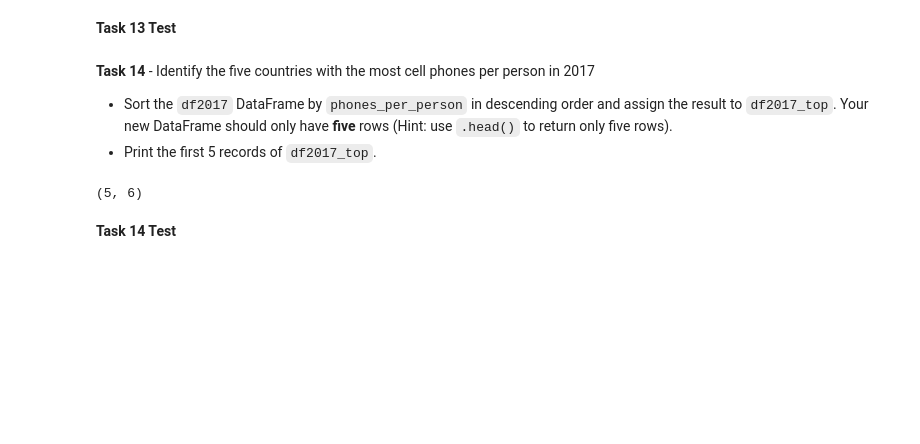
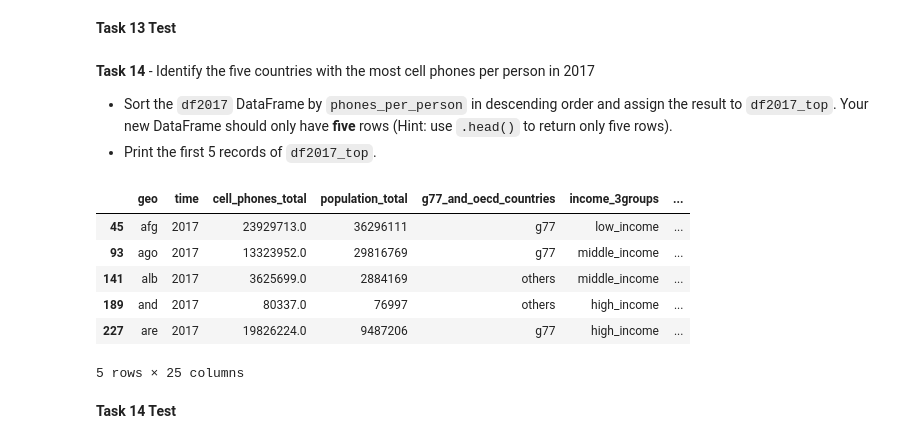
Before and after one commit to rsumler19/DS_Unit1_Sprint1_AG, a Jupyter notebook: DS_Unit1_Sprint1_AG.ipynb, the cells around one changed output. Saved outputs shown, nothing was run; the diff lists cells and outputs as text; code cells hidden in the pictures; blank space fills up the shorter version.

```diff
--- a/DS_Unit1_Sprint1_AG.ipynb
+++ b/DS_Unit1_Sprint1_AG.ipynb
@@ -382,15 +293,22 @@ df2017
 # %%
 # Task 14
 
 # Sort the df2017 dataframe by phones_per_person in descending order
 # Return only five (5) rows
 
 # YOUR CODE HERE
-df2017_top = df2017.sort_values(by="phones_per_person", ascending=False).head()
+df2017_top = df2017.sort_values("phones_per_person", ascending=False).head()
+
 # View the df2017_top DataFrame
-df2017_top.shape
+df2017_top
 # %% [output]
+|  | geo | time | cell_phones_total | population_total | g77_and_oecd_countries | income_3groups | ... |
+| 45 | afg | 2017 | 23929713.0 | 36296111 | g77 | low_income | ... |
+| 93 | ago | 2017 | 13323952.0 | 29816769 | g77 | middle_income | ... |
+| 141 | alb | 2017 | 3625699.0 | 2884169 | others | middle_income | ... |
+| 189 | and | 2017 | 80337.0 | 76997 | others | high_income | ... |
+| 227 | are | 2017 | 19826224.0 | 9487206 | g77 | high_income | ... |
-(5, 6)
+5 rows × 25 columns
 # %% [markdown]
 **Task 14 Test**
 # %%
```
Also changed, not shown: parts of 15 cells of this notebook.
